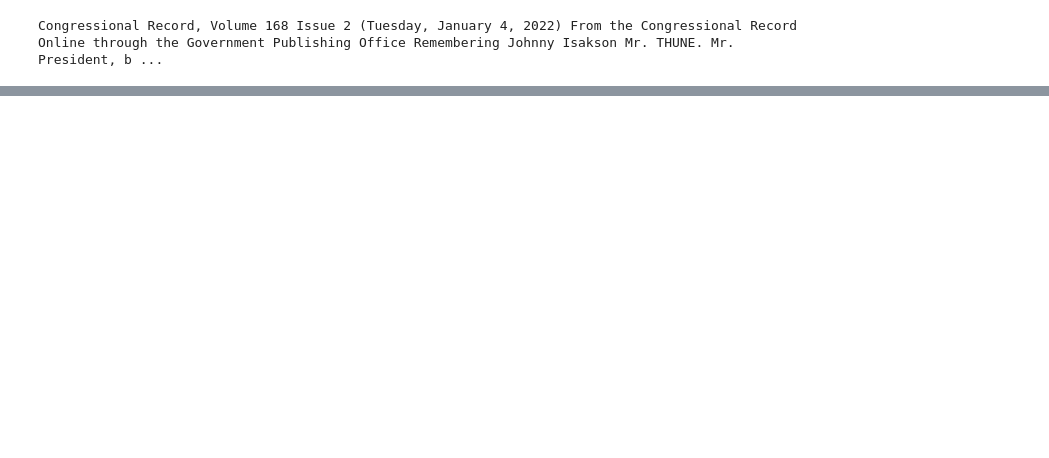
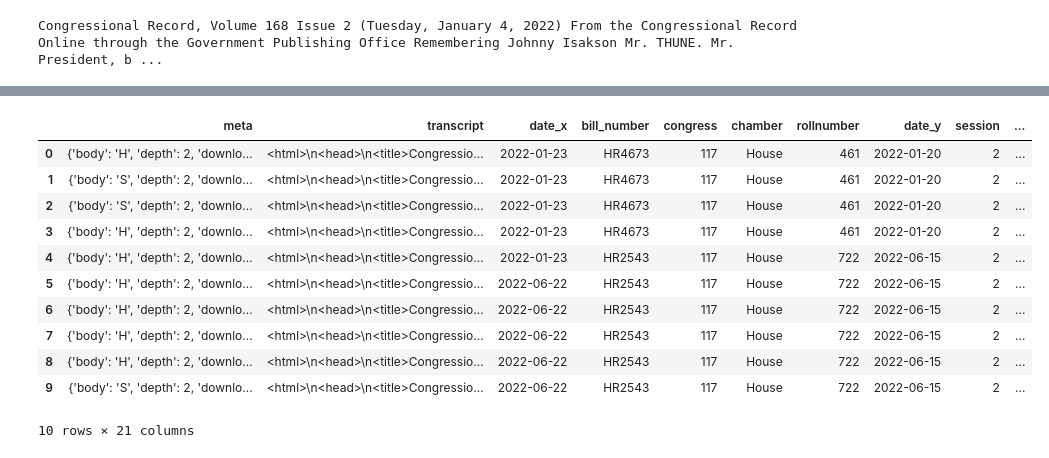
Before and after one commit to Timevdo/CS505-Final-Project, a Jupyter notebook: workbook_transcript.ipynb, the cells around one changed output, grey strips where cells are left out. Cells and saved outputs as stored; diff of their text form; code cells hidden in the pictures; blank space fills up the shorter version.

```diff
--- a/workbook_transcript.ipynb
+++ b/workbook_transcript.ipynb
@@ -72,0 +125,5 @@ len(data_arr)
+# %%
+# create a new dataframe only_final_votes_limited that only has one row per bill. If a bill has multiple rows, keep the last one.
+
+only_final_votes_limited = only_final_votes.groupby('bill_number').last().reset_index()
+only_final_votes_limited.head()
@@ -72,0 +232,8 @@ len(data_arr)
+# %%
+# Assuming you have two datasets: transcripts_list and bills_df
+# transcript is a list of dicts with 'bill_number' and 'transcript'
+# bills_df is a DataFrame with 'bill_number', 'yae_count', and 'nay_count'
+
+# Convert the list of transcripts to a DataFrame
+transcripts_df = pd.DataFrame(transcript)
+transcripts_df.head(10)
@@ -72,0 +297,18 @@ len(data_arr)
+# %%
+# merge the two datasets on bill_number
+merged_df = pd.merge(transcripts_df, only_final_votes_limited, on='bill_number')
+# %%
+merged_df.head(10)
+# %% [output]
+|  | meta | transcript | date_x | bill_number | congress | chamber | rollnumber | date_y | session | ... |
+| 0 | {'body': 'H', 'depth': 2, 'downlo... | <html>\n<head>\n<title>Congressio... | 2022-01-23 | HR4673 | 117 | House | 461 | 2022-01-20 | 2 | ... |
+| 1 | {'body': 'S', 'depth': 2, 'downlo... | <html>\n<head>\n<title>Congressio... | 2022-01-23 | HR4673 | 117 | House | 461 | 2022-01-20 | 2 | ... |
+| 2 | {'body': 'S', 'depth': 2, 'downlo... | <html>\n<head>\n<title>Congressio... | 2022-01-23 | HR4673 | 117 | House | 461 | 2022-01-20 | 2 | ... |
+| 3 | {'body': 'H', 'depth': 2, 'downlo... | <html>\n<head>\n<title>Congressio... | 2022-01-23 | HR4673 | 117 | House | 461 | 2022-01-20 | 2 | ... |
+| 4 | {'body': 'H', 'depth': 2, 'downlo... | <html>\n<head>\n<title>Congressio... | 2022-01-23 | HR2543 | 117 | House | 722 | 2022-06-15 | 2 | ... |
+| 5 | {'body': 'H', 'depth': 2, 'downlo... | <html>\n<head>\n<title>Congressio... | 2022-06-22 | HR2543 | 117 | House | 722 | 2022-06-15 | 2 | ... |
+| 6 | {'body': 'H', 'depth': 2, 'downlo... | <html>\n<head>\n<title>Congressio... | 2022-06-22 | HR2543 | 117 | House | 722 | 2022-06-15 | 2 | ... |
+| 7 | {'body': 'H', 'depth': 2, 'downlo... | <html>\n<head>\n<title>Congressio... | 2022-06-22 | HR2543 | 117 | House | 722 | 2022-06-15 | 2 | ... |
+| 8 | {'body': 'H', 'depth': 2, 'downlo... | <html>\n<head>\n<title>Congressio... | 2022-06-22 | HR2543 | 117 | House | 722 | 2022-06-15 | 2 | ... |
+| 9 | {'body': 'S', 'depth': 2, 'downlo... | <html>\n<head>\n<title>Congressio... | 2022-06-22 | HR2543 | 117 | House | 722 | 2022-06-15 | 2 | ... |
+10 rows × 21 columns
```
Also changed, not shown: parts of 24 cells of this notebook.
